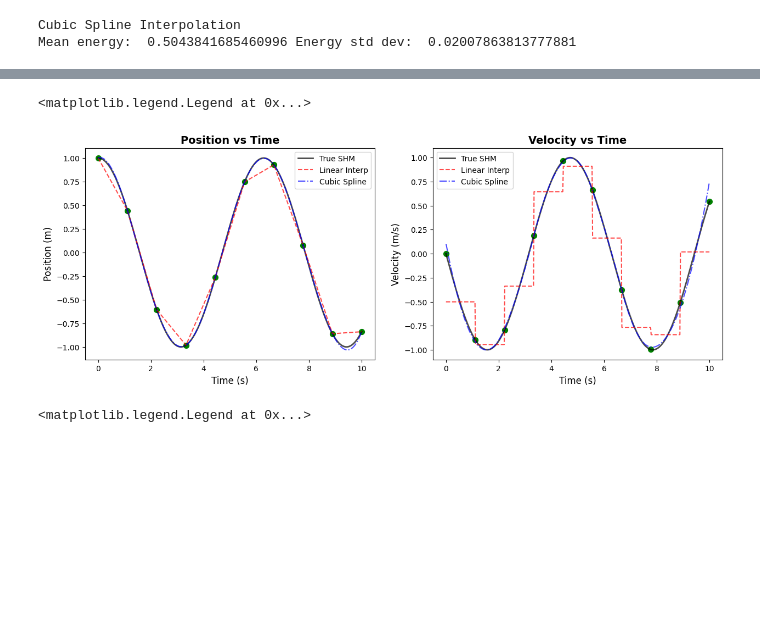
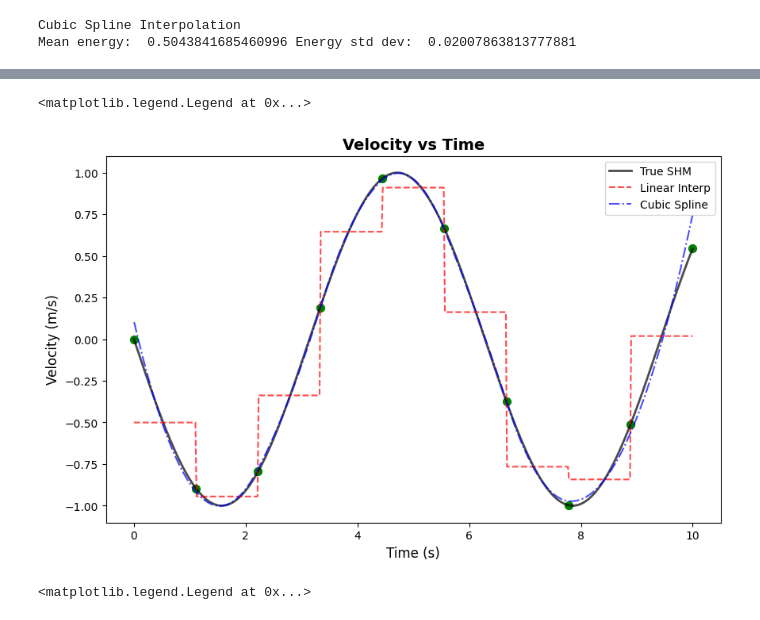
Before and after one commit to Aradhikaaa/Interpolation, a Jupyter notebook: hw1.ipynb, the cells around one changed output, grey strips where cells are left out. Drawn from its saved outputs; the diff is of its cells as text; code cells hidden in the pictures; blank space fills up the shorter version.

```diff
--- a/hw1.ipynb
+++ b/hw1.ipynb
@@ -198,28 +234,19 @@ Mean energy:  0.5043841685460996 Energy std dev:  0.02007863813777881
 # %%
-# Position vs Time and Velocity vs Time
+#Velocity vs Time
 
-fig,axes = plt.subplots(1,2,figsize=(15,5))
+plt.figure(figsize=(10,6))
 
-axes[0].plot(t_new, x_true, 'k-', linewidth=2, label='True SHM',alpha=0.7)
-axes[0].plot(t_new, x_new, 'r--', linewidth=1.5, label='Linear Interp', alpha=0.7)
-axes[0].plot(t_new, x_new_cs, 'b-.', linewidth=1.5, label='Cubic Spline', alpha=0.7)
-axes[0].scatter(t,x, s=50, c='green')
-axes[0].set_xlabel('Time (s)', fontsize=12)
-axes[0].set_ylabel('Position (m)', fontsize=12)
-axes[0].set_title('Position vs Time', fontsize=14, fontweight='bold')
-axes[0].legend()
-
-axes[1].plot(t_new, v_true, 'k-', linewidth=2, label='True SHM',alpha=0.7)
-axes[1].plot(t_new, v_new, 'r--', linewidth=1.5, label='Linear Interp', alpha=0.7)
-axes[1].plot(t_new, v_new_cs, 'b-.', linewidth=1.5, label='Cubic Spline', alpha=0.7)
-axes[1].scatter(t,v, s=50, c='green')
-axes[1].set_xlabel('Time (s)', fontsize=12)
-axes[1].set_ylabel('Velocity (m/s)', fontsize=12)
-axes[1].set_title('Velocity vs Time', fontsize=14, fontweight='bold')
-axes[1].legend()
+plt.plot(t_new, v_true, 'k-', linewidth=2, label='True SHM',alpha=0.7)
+plt.plot(t_new, v_new, 'r--', linewidth=1.5, label='Linear Interp', alpha=0.7)
+plt.plot(t_new, v_new_cs, 'b-.', linewidth=1.5, label='Cubic Spline', alpha=0.7)
+plt.scatter(t,v, s=50, c='green')
+plt.xlabel('Time (s)', fontsize=12)
+plt.ylabel('Velocity (m/s)', fontsize=12)
+plt.title('Velocity vs Time', fontsize=14, fontweight='bold')
+plt.legend()
 # %% [output]
 <matplotlib.legend.Legend at 0x...>
-[figure, old version]
+[figure, new version]
 # %%
 # Energy vs Time
 
```
Also changed, not shown: parts of 8 cells of this notebook.
